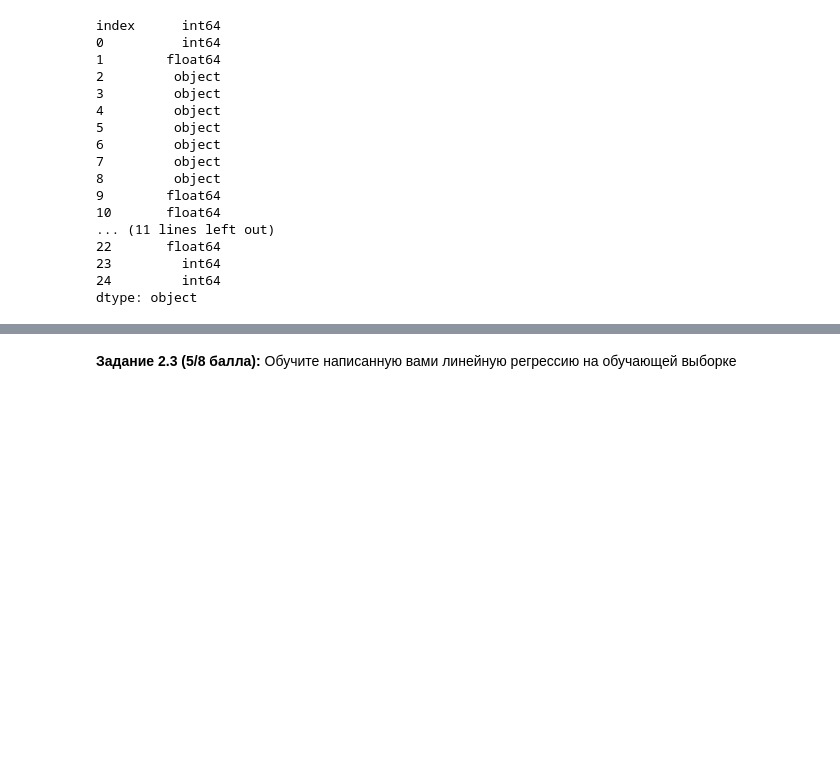
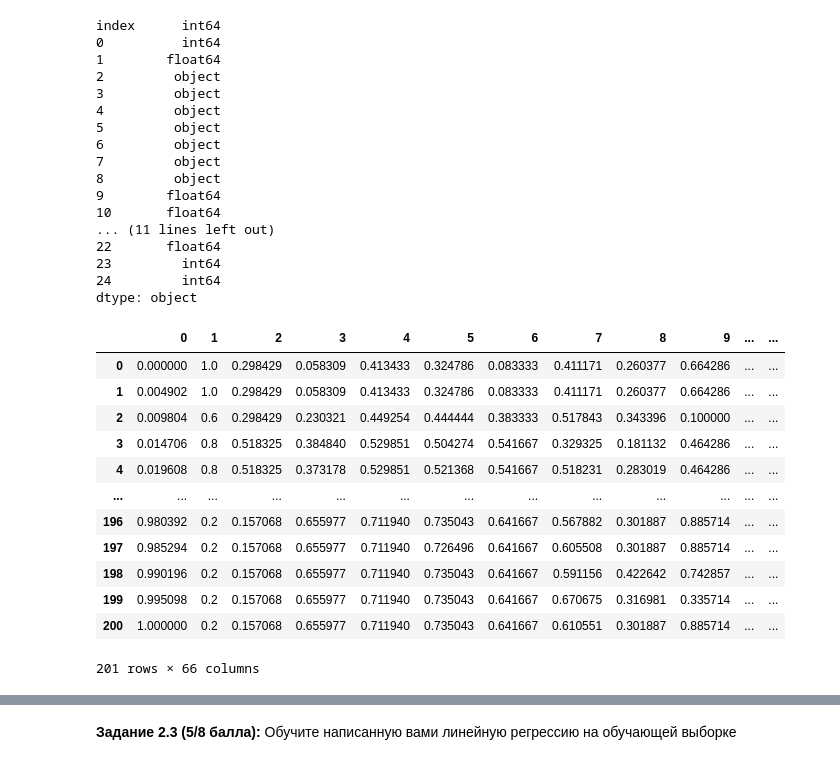
Before and after one commit to krottttt/iad, a Jupyter notebook: sem_2_Hw_5/hw5.ipynb, the cells around one changed output, grey strips where cells are left out. Cells and saved outputs as stored; diff of their text form; code cells hidden in the pictures; blank space fills up the shorter version.

```diff
--- a/hw5.ipynb
+++ b/sem_2_Hw_5/hw5.ipynb
@@ -762,6 +785,21 @@ X = pd.get_dummies(X_no_mis, drop_first=True)
 # %%
 from sklearn import preprocessing
 
 normalizer = preprocessing.MinMaxScaler()
 X_real_norm_np = normalizer.fit_transform(X)
 X = pd.DataFrame(data=X_real_norm_np)
+X
+# %% [output]
+|  | 0 | 1 | 2 | 3 | 4 | 5 | 6 | 7 | 8 | 9 | ... | ... |
+| 0 | 0.000000 | 1.0 | 0.298429 | 0.058309 | 0.413433 | 0.324786 | 0.083333 | 0.411171 | 0.260377 | 0.664286 | ... | ... |
+| 1 | 0.004902 | 1.0 | 0.298429 | 0.058309 | 0.413433 | 0.324786 | 0.083333 | 0.411171 | 0.260377 | 0.664286 | ... | ... |
+| 2 | 0.009804 | 0.6 | 0.298429 | 0.230321 | 0.449254 | 0.444444 | 0.383333 | 0.517843 | 0.343396 | 0.100000 | ... | ... |
+| 3 | 0.014706 | 0.8 | 0.518325 | 0.384840 | 0.529851 | 0.504274 | 0.541667 | 0.329325 | 0.181132 | 0.464286 | ... | ... |
+| 4 | 0.019608 | 0.8 | 0.518325 | 0.373178 | 0.529851 | 0.521368 | 0.541667 | 0.518231 | 0.283019 | 0.464286 | ... | ... |
+| ... | ... | ... | ... | ... | ... | ... | ... | ... | ... | ... | ... | ... |
+| 196 | 0.980392 | 0.2 | 0.157068 | 0.655977 | 0.711940 | 0.735043 | 0.641667 | 0.567882 | 0.301887 | 0.885714 | ... | ... |
+| 197 | 0.985294 | 0.2 | 0.157068 | 0.655977 | 0.711940 | 0.726496 | 0.641667 | 0.605508 | 0.301887 | 0.885714 | ... | ... |
+| 198 | 0.990196 | 0.2 | 0.157068 | 0.655977 | 0.711940 | 0.735043 | 0.641667 | 0.591156 | 0.422642 | 0.742857 | ... | ... |
+| 199 | 0.995098 | 0.2 | 0.157068 | 0.655977 | 0.711940 | 0.735043 | 0.641667 | 0.670675 | 0.316981 | 0.335714 | ... | ... |
+| 200 | 1.000000 | 0.2 | 0.157068 | 0.655977 | 0.711940 | 0.735043 | 0.641667 | 0.610551 | 0.301887 | 0.885714 | ... | ... |
+201 rows × 66 columns
```
Also changed, not shown: parts of 10 cells of this notebook, 1 other file.
